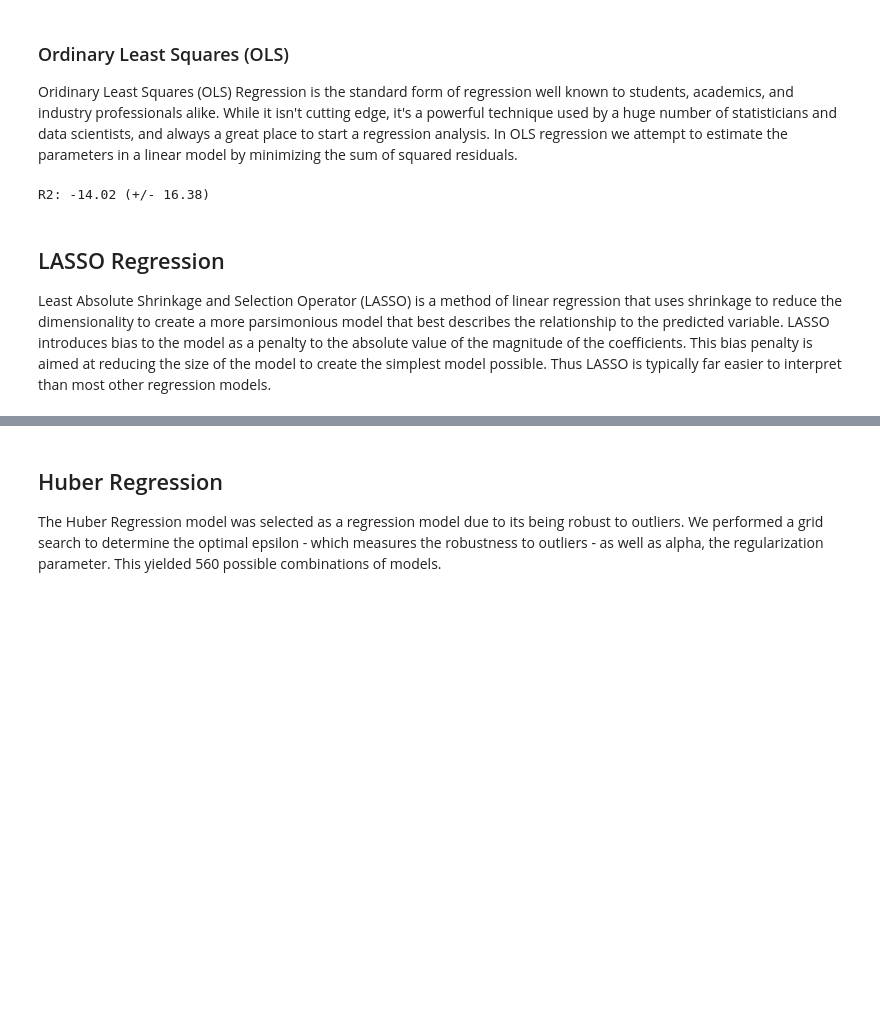
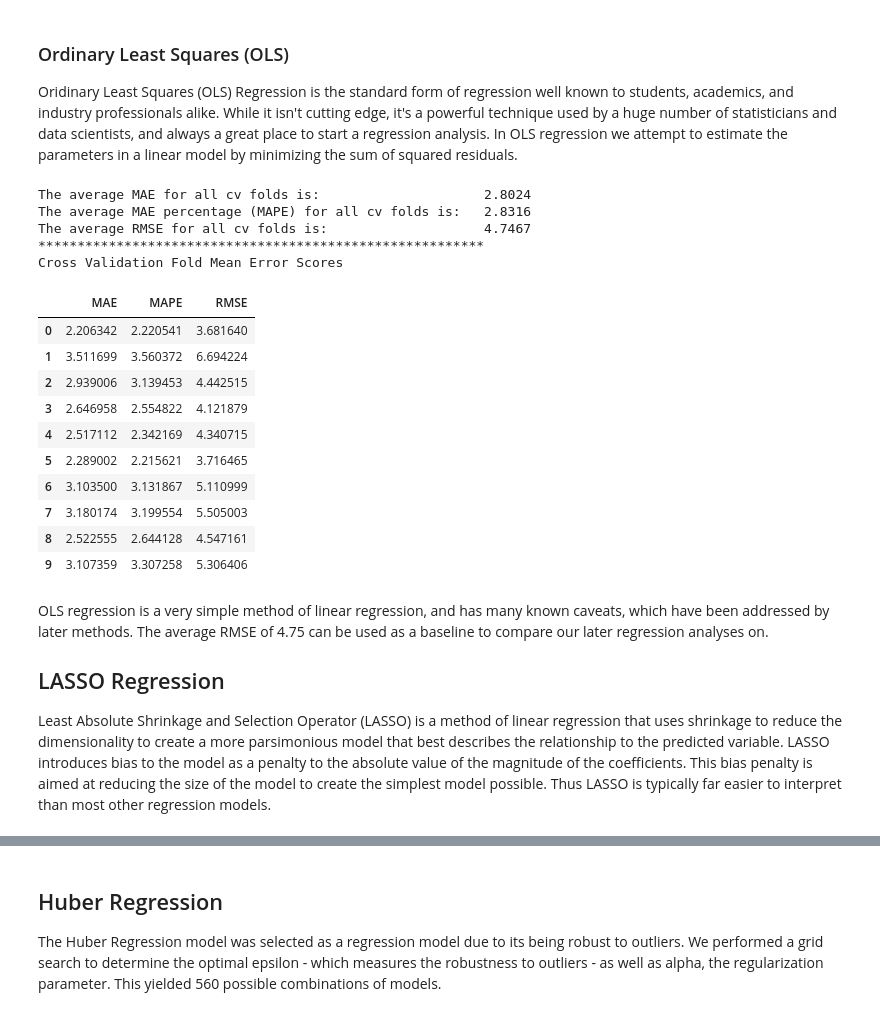
Before and after one commit to jeffweltman/MSDS7331, a Jupyter notebook: Lab 2 - Working/MSDS 7331 - Lab 2 - KassofWeltmanDickens.ipynb, the cells around one changed output, grey strips where cells are left out. Cells and saved outputs as stored; diff of their text form; code cells hidden in the pictures; blank space fills up the shorter version.

```diff
--- a/Lab 2 - Working/MSDS 7331 - Lab 2 - KassofWeltmanDickens.ipynb
+++ b/Lab 2 - Working/MSDS 7331 - Lab 2 - KassofWeltmanDickens.ipynb
@@ -486,15 +506,33 @@ Oridinary Least Squares (OLS) Regression is the standard form of regression well
 # %%
 from  sklearn.model_selection  import train_test_split
 from sklearn import linear_model, preprocessing
 from sklearn.model_selection import cross_val_score
 from sklearn.metrics import mean_squared_error, r2_score
 
-lr = linear_model.LinearRegression()
-scores = cross_val_score(lr, X_train, y_train, cv=10, scoring='r2')
-print("R2: %0.2f (+/- %0.2f)" % (scores.mean(), scores.std() * 2))
+lr = linear_model.LinearRegression(normalize=True)
+
+# Evaluate the regression estimator above using our pre-defined cross validation and scoring metrics.
+EvaluateRegressionEstimator(lr, X_reg, Y_reg, cv_reg)
 # %% [output]
-R2: -14.02 (+/- 16.38)
+The average MAE for all cv folds is:                     2.8024
+The average MAE percentage (MAPE) for all cv folds is:   2.8316
+The average RMSE for all cv folds is:                    4.7467
+*********************************************************
+Cross Validation Fold Mean Error Scores
+|  | MAE | MAPE | RMSE |
+| 0 | 2.206342 | 2.220541 | 3.681640 |
+| 1 | 3.511699 | 3.560372 | 6.694224 |
+| 2 | 2.939006 | 3.139453 | 4.442515 |
+| 3 | 2.646958 | 2.554822 | 4.121879 |
+| 4 | 2.517112 | 2.342169 | 4.340715 |
+| 5 | 2.289002 | 2.215621 | 3.716465 |
+| 6 | 3.103500 | 3.131867 | 5.110999 |
+| 7 | 3.180174 | 3.199554 | 5.505003 |
+| 8 | 2.522555 | 2.644128 | 4.547161 |
+| 9 | 3.107359 | 3.307258 | 5.306406 |
 # %% [markdown]
+OLS regression is a very simple method of linear regression, and has many known caveats, which have been addressed by later methods. The average RMSE of 4.75 can be used as a baseline to compare our later regression analyses on.
+
 ## LASSO Regression
 Least Absolute Shrinkage and Selection Operator (LASSO) is a method of linear regression that uses shrinkage to reduce the dimensionality to create a more parsimonious model that best describes the relationship to the predicted variable.  LASSO introduces bias to the model as a penalty to the absolute value of the magnitude of the coefficients.  This bias penalty is aimed at reducing the size of the model to create the simplest model possible.  Thus LASSO is typically far easier to interpret than most other regression models.
 # %%
```
Also changed, not shown: parts of 28 cells of this notebook.
